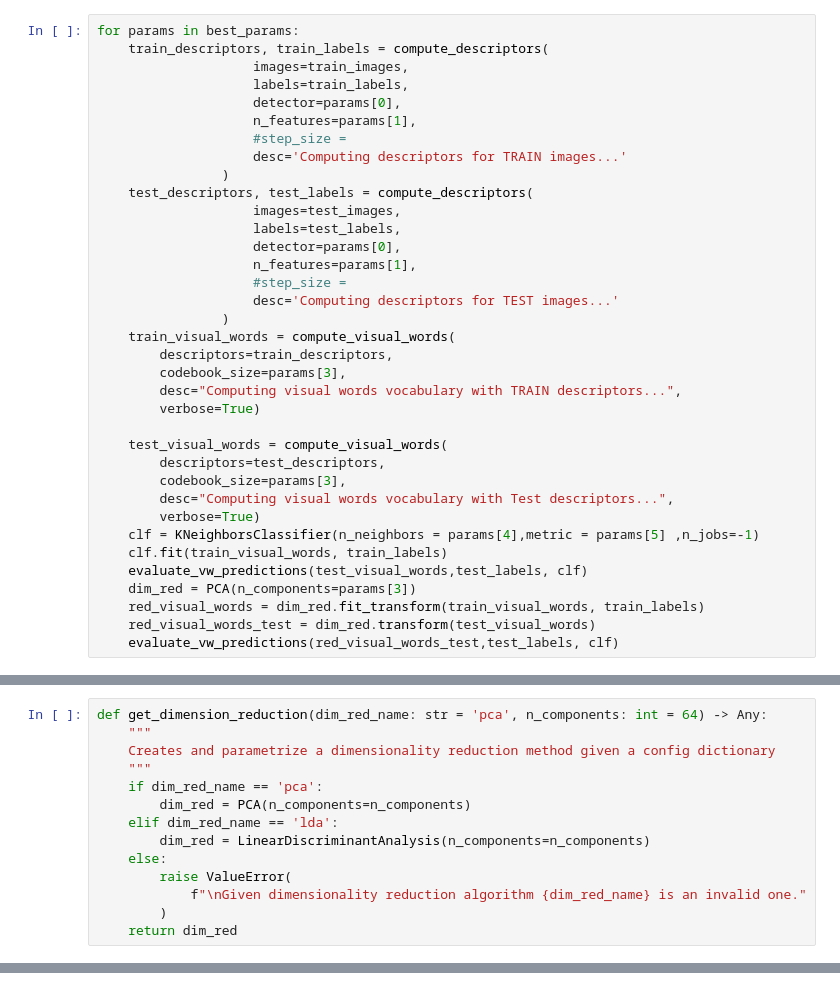
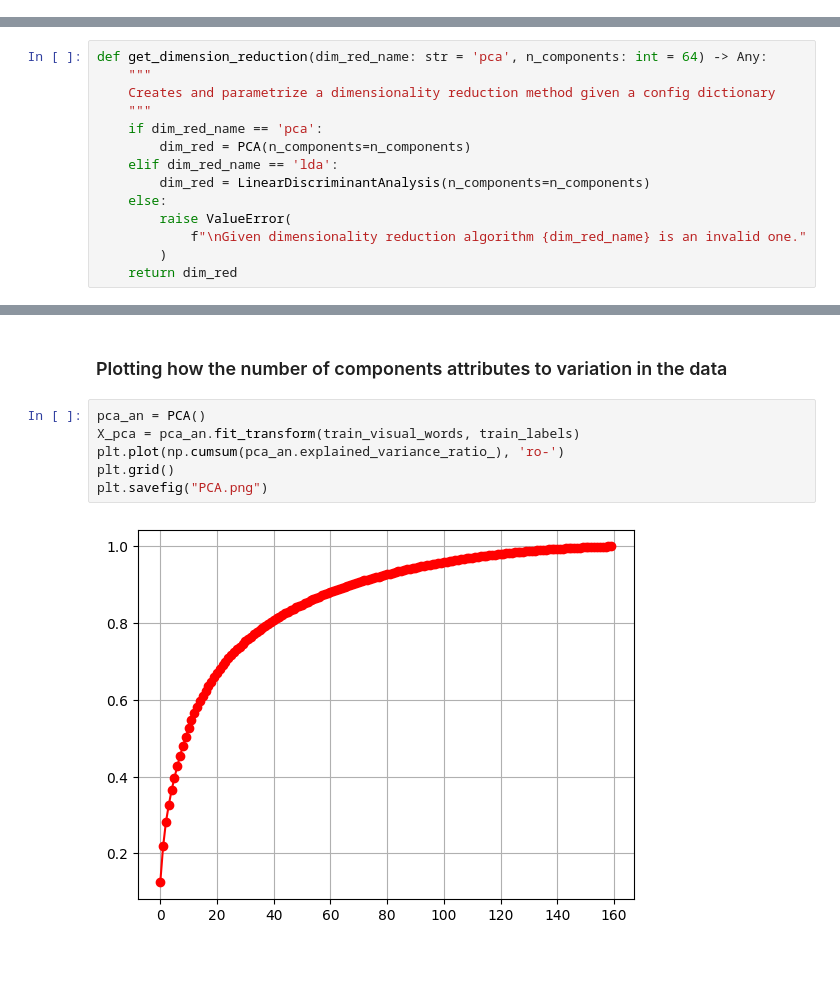
Before and after one commit to alex21th/MCV-M3-Project, a Jupyter notebook: BagofVisualWords.ipynb, the cells around one changed output, grey strips where cells are left out. Saved outputs shown, nothing was run; the diff lists cells and outputs as text; blank space fills up the shorter version.

```diff
--- a/BagofVisualWords.ipynb
+++ b/BagofVisualWords.ipynb
@@ -482,36 +593,0 @@ def dimensionality_reduction(visual_words, train_labels, visual_words_test, test
-# %%
-for params in best_params:
-    train_descriptors, train_labels = compute_descriptors(
-                    images=train_images,
-                    labels=train_labels,
-                    detector=params[0],
-                    n_features=params[1],
-                    #step_size =
-                    desc='Computing descriptors for TRAIN images...'
-                )
-    test_descriptors, test_labels = compute_descriptors(
-                    images=test_images,
-                    labels=test_labels,
-                    detector=params[0],
-                    n_features=params[1],
-                    #step_size =
-                    desc='Computing descriptors for TEST images...'
-                )
-    train_visual_words = compute_visual_words(
-        descriptors=train_descriptors,
-        codebook_size=params[3],
-        desc="Computing visual words vocabulary with TRAIN descriptors...",
-        verbose=True)
-
-    test_visual_words = compute_visual_words(
-        descriptors=test_descriptors,
-        codebook_size=params[3],
-        desc="Computing visual words vocabulary with Test descriptors...",
-        verbose=True)
-    clf = KNeighborsClassifier(n_neighbors = params[4],metric = params[5] ,n_jobs=-1)
-    clf.fit(train_visual_words, train_labels)
-    evaluate_vw_predictions(test_visual_words,test_labels, clf)
-    dim_red = PCA(n_components=params[3])
-    red_visual_words = dim_red.fit_transform(train_visual_words, train_labels)
-    red_visual_words_test = dim_red.transform(test_visual_words)
-    evaluate_vw_predictions(red_visual_words_test,test_labels, clf)
@@ -586,0 +704,10 @@ Created in <span style='font-weight:600;margin-left:4px;'>Deepnote</span></a>
+# %% [markdown]
+### Plotting how the number of components attributes to variation in the data
+# %%
+pca_an = PCA()
+X_pca = pca_an.fit_transform(train_visual_words, train_labels)
+plt.plot(np.cumsum(pca_an.explained_variance_ratio_), 'ro-')
+plt.grid()
+plt.savefig("PCA.png")
+# %% [output]
+[figure, added]
```
Also changed, not shown: parts of 59 cells of this notebook, 13 other files.
